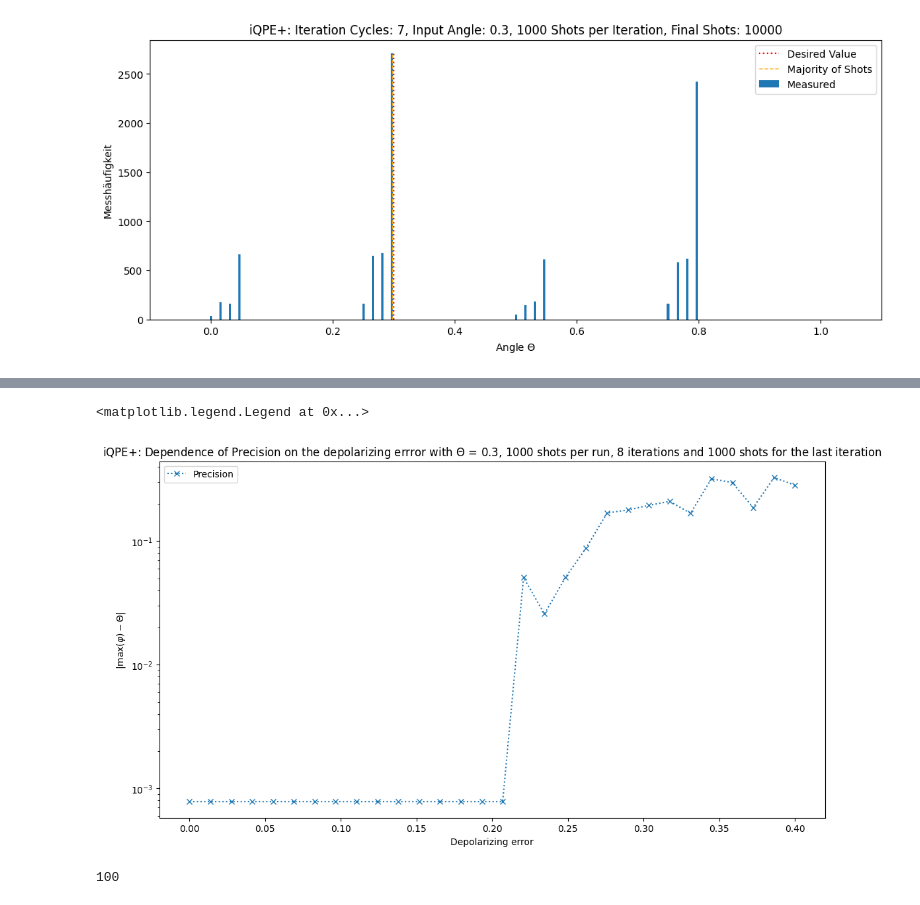
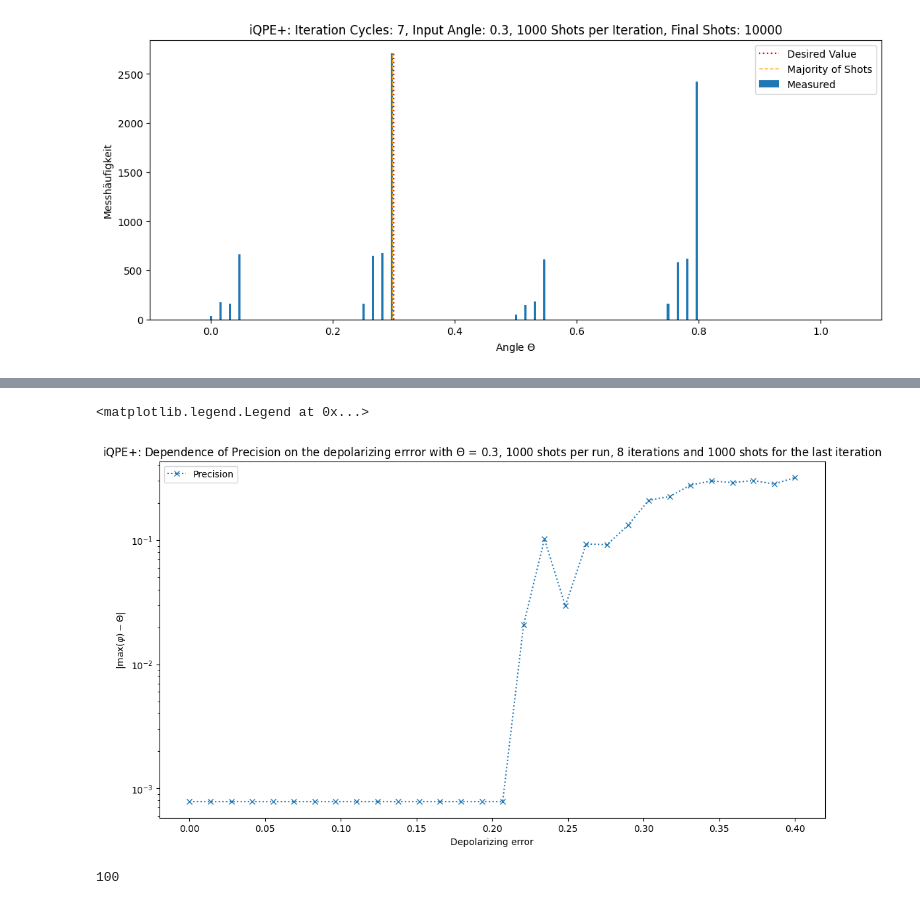
Before and after one commit to RicemanBoy/qc_researchproject, a Jupyter notebook: Depolarizing error.ipynb, the cells around one changed output, grey strips where cells are left out. Saved outputs shown, nothing was run; the diff lists cells and outputs as text; code cells hidden in the pictures.

```diff
--- a/Depolarizing error.ipynb
+++ b/Depolarizing error.ipynb
@@ -948,9 +948,9 @@ prec_over_error(0.3, 1000, 8, 30, 0, 20)
 # %%
-prec_over_error(0.3, 1000, 8, 30, 1000, 20)
+prec_over_error(0.3, 1000, 8, 30, 1000, 50)
 #plt.savefig("Figures/error dependence 2.png", dpi = 300)
 # %% [output]
 <matplotlib.legend.Legend at 0x...>
-[figure, old version]
+[figure, new version]
 # %%
 dit = {"a":1, "b":20, "c": 100}
 print(max(dit.values()))
```
Also changed, not shown: parts of 3 cells of this notebook, 8 other files.
